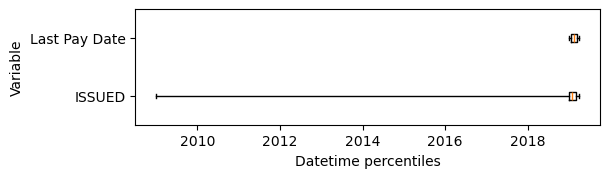
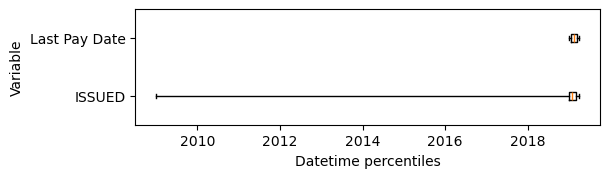
The notebook cell's code change between the first figure and the second:
--- before
+++ after
@@ -1,2 +1,4 @@
 fig_kw = {'size_inches': (6, 1.5)}
-vdqp.boxplot(df_output2[df_output2['Data type'] == 'datetime64[ns]']['Datetime percentiles'], vert=False, fig_kw=fig_kw)
+# This handles changes to datetime resolutions, which were made in Pandas 3.0
+ind = [index for index, value in df_output2['Data type'].items() if pd.api.types.is_datetime64_dtype(value)]
+vdqp.boxplot(df_output2.loc[ind]['Datetime percentiles'], vert=False, fig_kw=fig_kw)

Commit: Edits made for Pandas 3. Fixed issues #91 #92